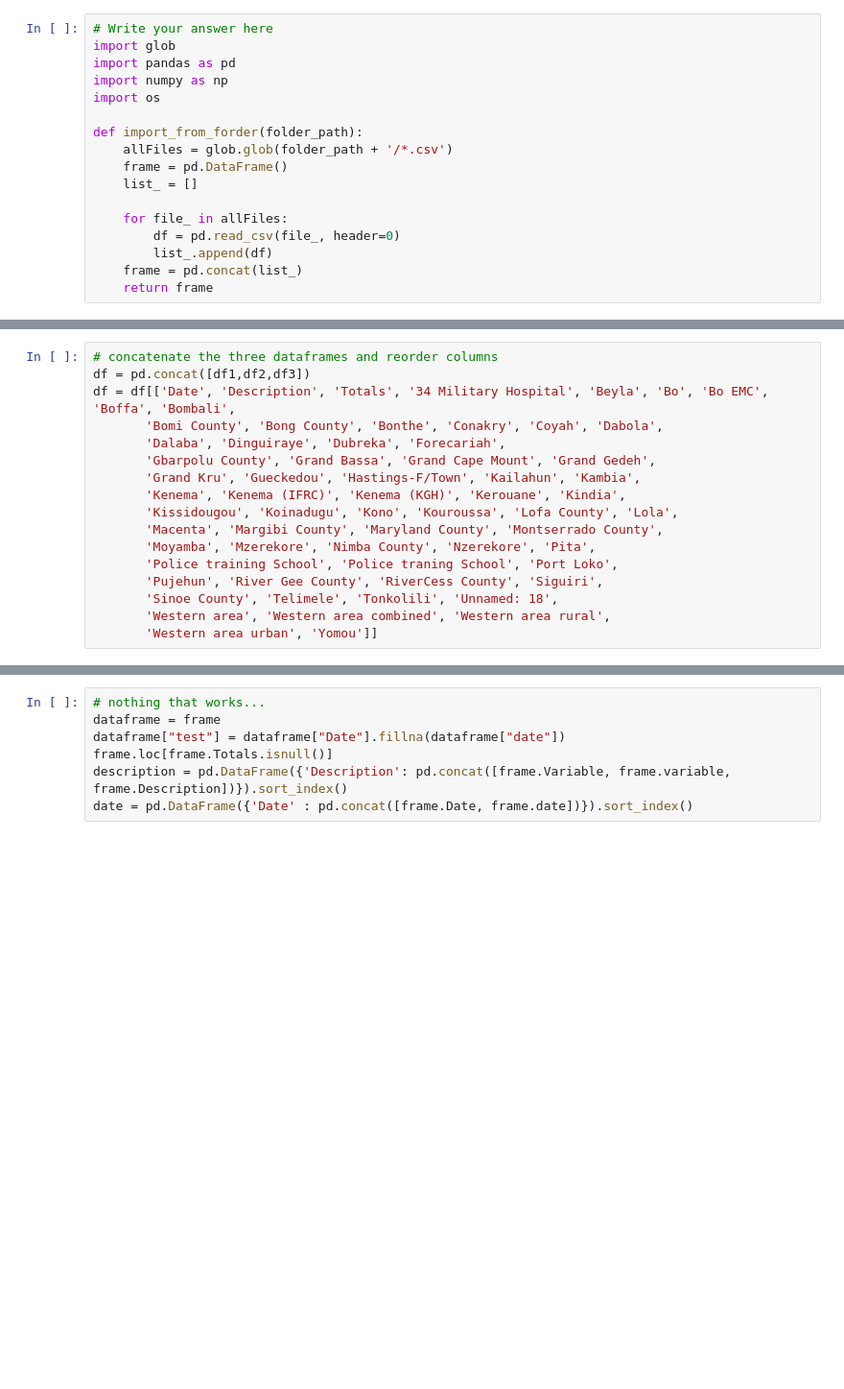
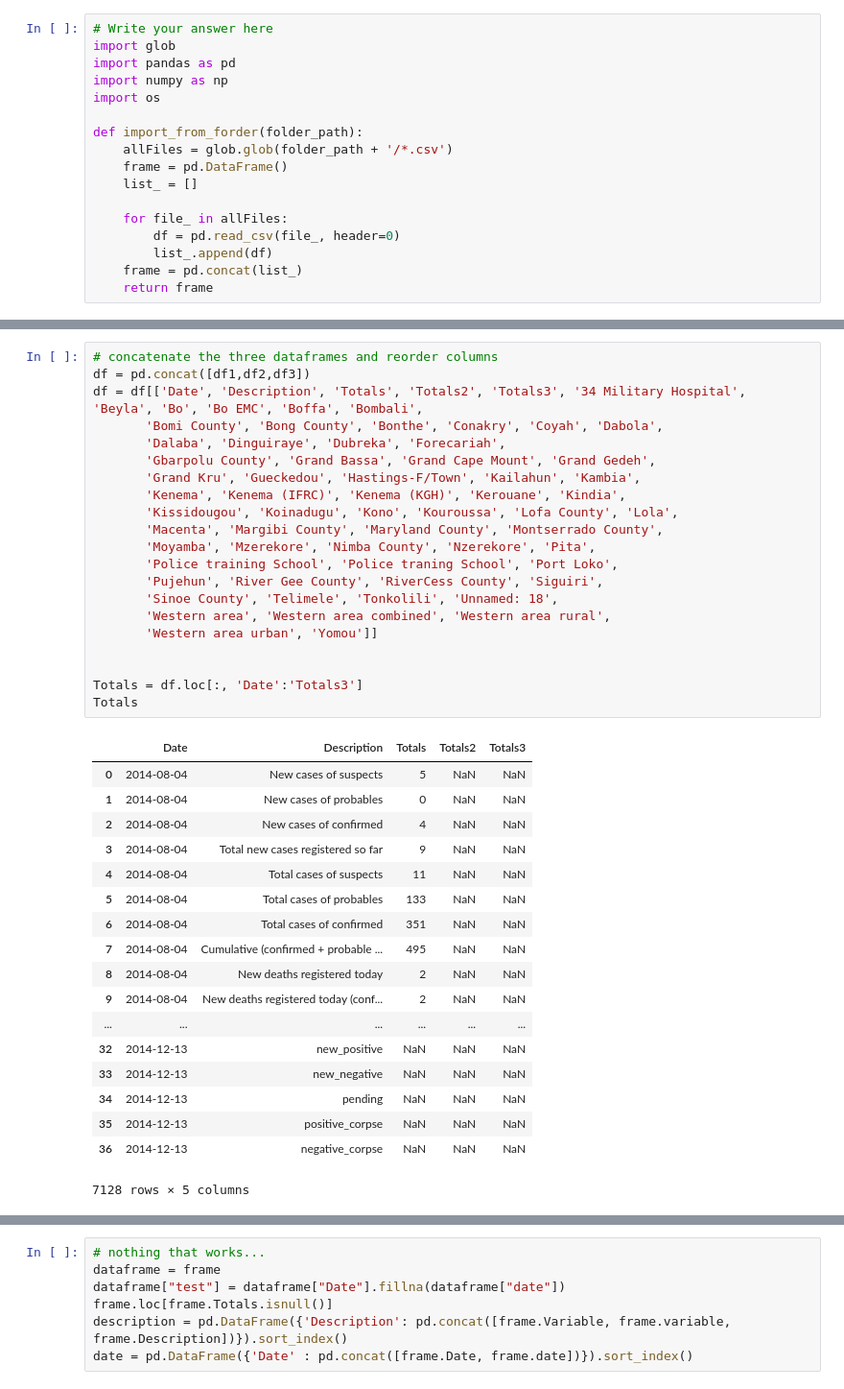
Before and after one commit to LeoWirz/LeoWirz.github.io, a Jupyter notebook: 01 - Pandas and Data Wrangling/HomeworkAns1.ipynb, the cells around one changed output, grey strips where cells are left out. Shown at 96% size. Drawn from its saved outputs; the diff is of its cells as text; blank space fills up the shorter version.

```diff
--- a/01 - Pandas and Data Wrangling/HomeworkAns1.ipynb
+++ b/01 - Pandas and Data Wrangling/HomeworkAns1.ipynb
@@ -62,20 +63,43 @@ df3 = df3.rename(columns = {'date':'Date', 'variable':'Description', 'National':
 # %%
 # concatenate the three dataframes and reorder columns
 df = pd.concat([df1,df2,df3])
-df = df[['Date', 'Description', 'Totals', '34 Military Hospital', 'Beyla', 'Bo', 'Bo EMC', 'Boffa', 'Bombali',
+df = df[['Date', 'Description', 'Totals', 'Totals2', 'Totals3', '34 Military Hospital', 'Beyla', 'Bo', 'Bo EMC', 'Boffa', 'Bombali',
        'Bomi County', 'Bong County', 'Bonthe', 'Conakry', 'Coyah', 'Dabola',
        'Dalaba', 'Dinguiraye', 'Dubreka', 'Forecariah',
        'Gbarpolu County', 'Grand Bassa', 'Grand Cape Mount', 'Grand Gedeh',
        'Grand Kru', 'Gueckedou', 'Hastings-F/Town', 'Kailahun', 'Kambia',
        'Kenema', 'Kenema (IFRC)', 'Kenema (KGH)', 'Kerouane', 'Kindia',
        'Kissidougou', 'Koinadugu', 'Kono', 'Kouroussa', 'Lofa County', 'Lola',
        'Macenta', 'Margibi County', 'Maryland County', 'Montserrado County',
        'Moyamba', 'Mzerekore', 'Nimba County', 'Nzerekore', 'Pita',
        'Police training School', 'Police traning School', 'Port Loko',
        'Pujehun', 'River Gee County', 'RiverCess County', 'Siguiri',
        'Sinoe County', 'Telimele', 'Tonkolili', 'Unnamed: 18',
        'Western area', 'Western area combined', 'Western area rural',
        'Western area urban', 'Yomou']]
+
+
+Totals = df.loc[:, 'Date':'Totals3']
+Totals
+# %% [output]
+|  | Date | Description | Totals | Totals2 | Totals3 |
+| 0 | 2014-08-04 | New cases of suspects | 5 | NaN | NaN |
+| 1 | 2014-08-04 | New cases of probables | 0 | NaN | NaN |
+| 2 | 2014-08-04 | New cases of confirmed | 4 | NaN | NaN |
+| 3 | 2014-08-04 | Total new cases registered so far | 9 | NaN | NaN |
+| 4 | 2014-08-04 | Total cases of suspects | 11 | NaN | NaN |
+| 5 | 2014-08-04 | Total cases of probables | 133 | NaN | NaN |
+| 6 | 2014-08-04 | Total cases of confirmed | 351 | NaN | NaN |
+| 7 | 2014-08-04 | Cumulative (confirmed + probable ... | 495 | NaN | NaN |
+| 8 | 2014-08-04 | New deaths registered today | 2 | NaN | NaN |
+| 9 | 2014-08-04 | New deaths registered today (conf... | 2 | NaN | NaN |
+| ... | ... | ... | ... | ... | ... |
+| 32 | 2014-12-13 | new_positive | NaN | NaN | NaN |
+| 33 | 2014-12-13 | new_negative | NaN | NaN | NaN |
+| 34 | 2014-12-13 | pending | NaN | NaN | NaN |
+| 35 | 2014-12-13 | positive_corpse | NaN | NaN | NaN |
+| 36 | 2014-12-13 | negative_corpse | NaN | NaN | NaN |
+7128 rows × 5 columns
 # %%
 df_new_cases = df.loc[df.Description.str.contains('new') & df.Description.str.contains('case')]
 df_death = df.loc[df.Description.str.contains('new') & df.Description.str.contains('death')]
```
Also changed, not shown: parts of 3 cells of this notebook.
